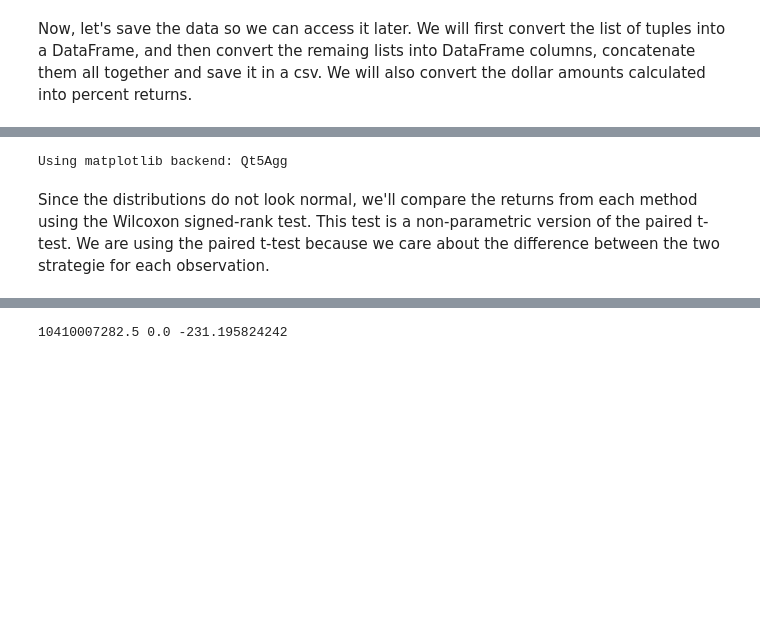
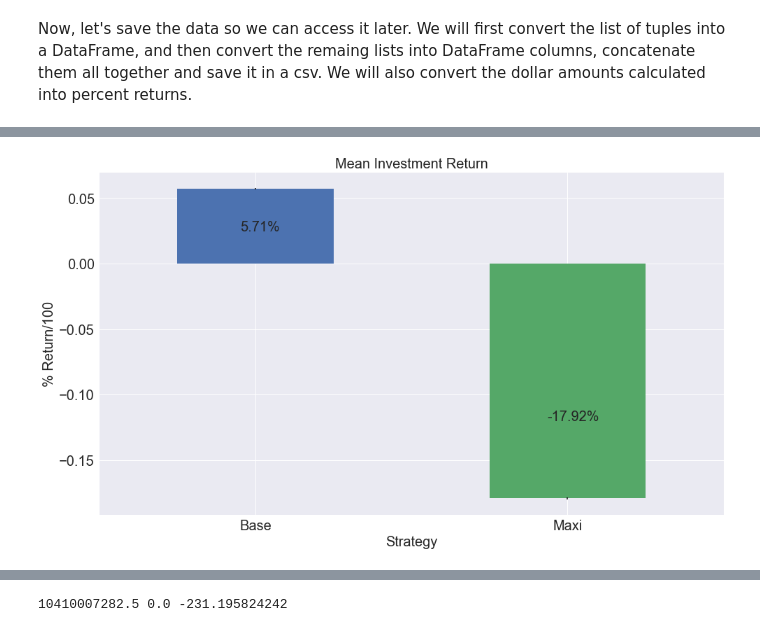
Before and after one commit to johnkmaxi/johnkmaxi.github.io, a Jupyter notebook: notebooks/Bollinger-Simulation-Optimization.ipynb, the cells around one changed output, grey strips where cells are left out. Drawn from its saved outputs; the diff is of its cells as text; code cells hidden in the pictures; blank space fills up the shorter version.

```diff
--- a/notebooks/Bollinger-Simulation-Optimization.ipynb
+++ b/notebooks/Bollinger-Simulation-Optimization.ipynb
@@ -149,14 +165,12 @@ Using matplotlib backend: Qt5Agg
 # %%
-%matplotlib
+%matplotlib inline
 f, a = plt.subplots(figsize=(16,9))
 paramSim[['Base','Maxi']].mean().plot(kind='bar', yerr=paramSim[['Base','Maxi']].sem(), ax=a,
                                       fontsize=20, rot=0)
 a.set_title('Mean Investment Return', fontsize=20)
 a.set_ylabel('% Return/100', fontsize=20)
 a.set_xlabel('Strategy', fontsize=20)
-a.text(0-.045,0.3,'{:.2f}%'.format(paramSim['Base'].mean()*100), fontdict={'fontsize':20})
-a.text(.95,3.0,'{:.2f}%'.format(paramSim['Maxi'].mean()*100), fontdict={'fontsize':20});
+a.text(0-.05,.025,'{:.2f}%'.format(paramSim['Base'].mean()*100), fontdict={'fontsize':20})
+a.text(.935,-0.12,'{:.2f}%'.format(paramSim['Maxi'].mean()*100), fontdict={'fontsize':20});
 # %% [output]
-Using matplotlib backend: Qt5Agg
+[figure, added]
-# %% [markdown]
-Since the distributions do not look normal, we'll compare the returns from each method using the Wilcoxon signed-rank test. This test is a non-parametric version of the paired t-test. We are using the paired t-test because we care about the difference between the two strategie for each observation.
```
Also changed, not shown: parts of 68 cells of this notebook.
